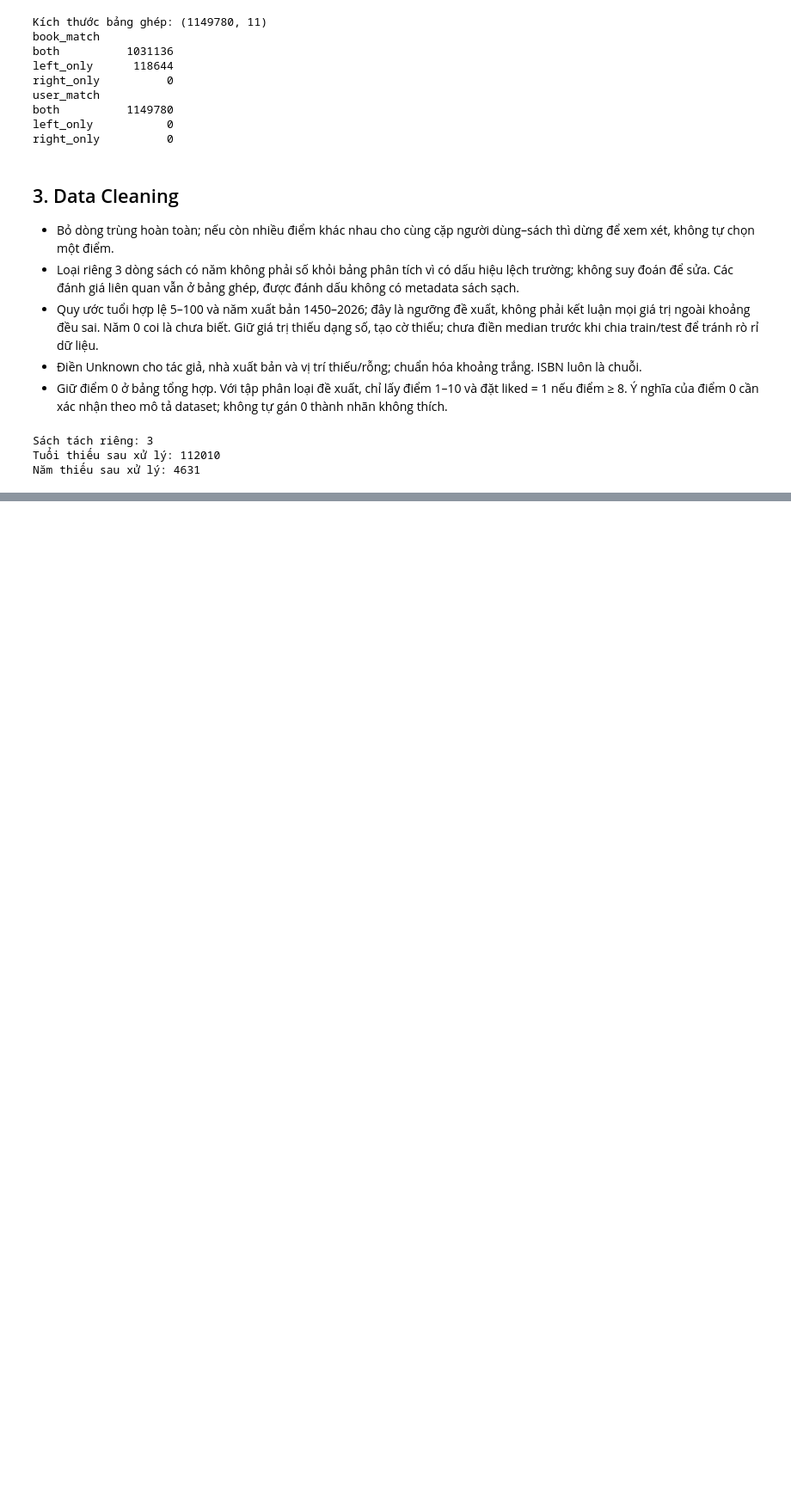
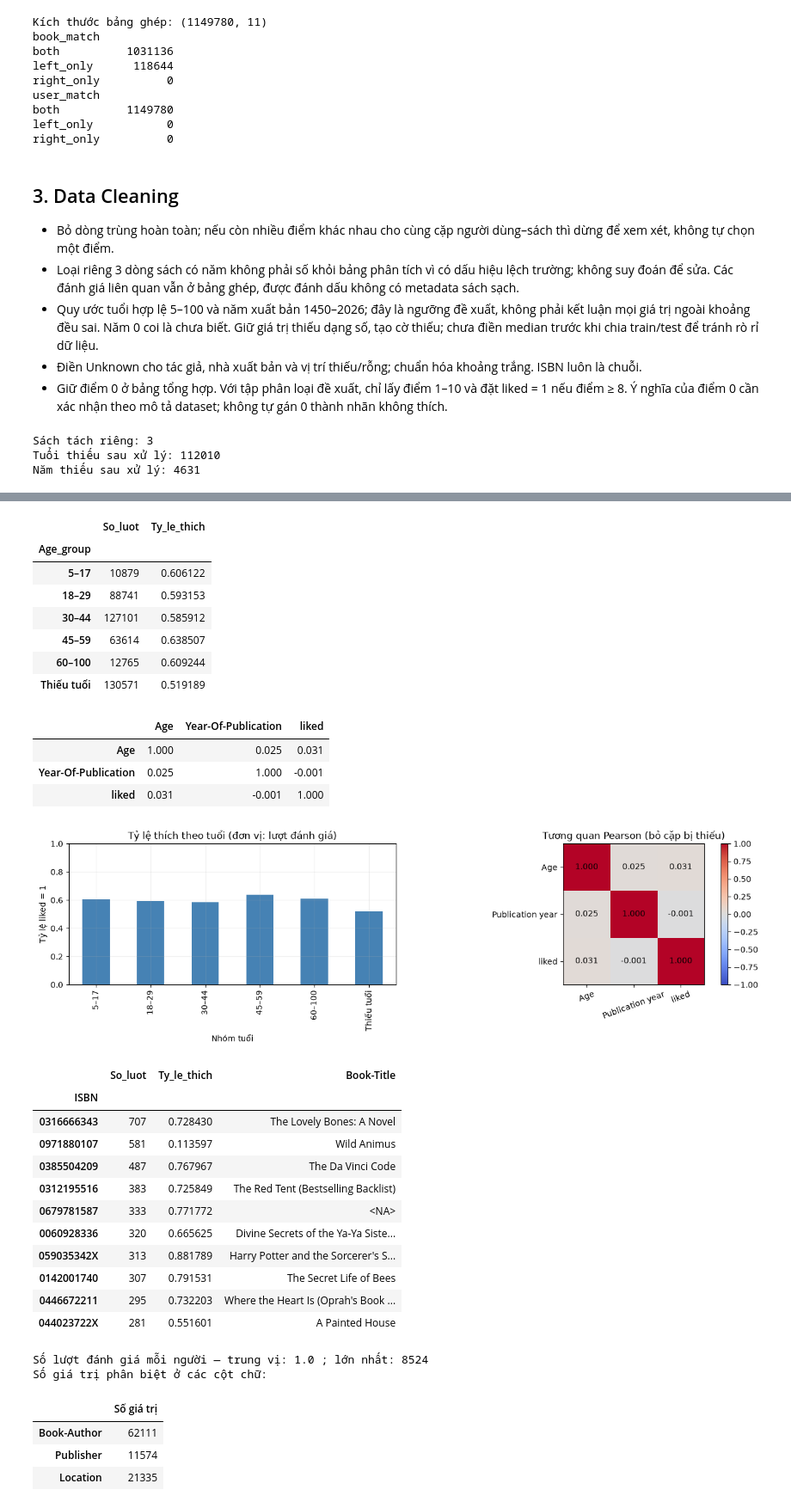
Before and after one commit to Bluenip/Data_analyst_python_midterm_project, a Jupyter notebook: mid_term_code.ipynb, the cells around one changed output, grey strips where cells are left out. Shown at 86% size. Saved outputs shown, nothing was run; the diff lists cells and outputs as text; code cells hidden in the pictures; blank space fills up the shorter version.

```diff
--- a/mid_term_code.ipynb
+++ b/mid_term_code.ipynb
@@ -174,0 +341,71 @@ Các biến books_clean, users_clean, ratings_clean, data_clean và classificati
+# %%
+# Chia tuổi thành nhóm; giữ riêng người thiếu tuổi để không làm mất họ trong thống kê.
+age_group = pd.cut(classification_data["Age"].astype(float),
+                   bins=[5, 18, 30, 45, 60, 101], right=False,
+                   labels=["5–17", "18–29", "30–44", "45–59", "60–100"])
+age_group = age_group.astype("string").fillna("Thiếu tuổi")
+age_target = (classification_data.assign(Age_group=age_group)
+              .groupby("Age_group", observed=True)["liked"]
+              .agg(So_luot="size", Ty_le_thich="mean")
+              .reindex(["5–17", "18–29", "30–44", "45–59", "60–100", "Thiếu tuổi"]))
+display(age_target)
+
+# Chuyển dữ liệu nullable sang float để tính và vẽ tương quan số.
+corr = classification_data[["Age", "Year-Of-Publication", "liked"]].astype(float).corr()
+display(corr.round(3))
+fig, axes = plt.subplots(1, 2, figsize=(13, 4))
+age_target["Ty_le_thich"].plot.bar(ax=axes[0], color="steelblue")
+axes[0].set(title="Tỷ lệ thích theo tuổi (đơn vị: lượt đánh giá)", xlabel="Nhóm tuổi", ylabel="Tỷ lệ liked = 1", ylim=(0, 1))
+image = axes[1].imshow(corr, vmin=-1, vmax=1, cmap="coolwarm")
+names = ["Age", "Publication year", "liked"]
+axes[1].set_xticks(range(3), names, rotation=20)
+axes[1].set_yticks(range(3), names)
+axes[1].set_title("Tương quan Pearson (bỏ cặp bị thiếu)")
+axes[1].grid(False)
+for row in range(3):
+    for col in range(3):
+        axes[1].text(col, row, f"{corr.iloc[row, col]:.3f}", ha="center", va="center")
+fig.colorbar(image, ax=axes[1])
+finish_figure("03_age_target_and_correlation.png")
+
+# Tìm các sách được đánh giá nhiều, không đồng nhất mức phổ biến với mức được yêu thích.
+top_books = (classification_data.groupby("ISBN")
+             .agg(So_luot=("liked", "size"), Ty_le_thich=("liked", "mean")))
+top_books = top_books.join(books_clean.set_index("ISBN")[["Book-Title"]]).nlargest(10, "So_luot")
+display(top_books)
+user_activity = classification_data.groupby("User-ID").size()
+print("Số lượt đánh giá mỗi người — trung vị:", user_activity.median(), "; lớn nhất:", user_activity.max())
+print("Số giá trị phân biệt ở các cột chữ:")
+display(classification_data[["Book-Author", "Publisher", "Location"]].nunique().rename("Số giá trị").to_frame())
+# %% [output]
+|  | So_luot | Ty_le_thich |
+| Age_group |  |  |
+| 5–17 | 10879 | 0.606122 |
+| 18–29 | 88741 | 0.593153 |
+| 30–44 | 127101 | 0.585912 |
+| 45–59 | 63614 | 0.638507 |
+| 60–100 | 12765 | 0.609244 |
+| Thiếu tuổi | 130571 | 0.519189 |
+|  | Age | Year-Of-Publication | liked |
+| Age | 1.000 | 0.025 | 0.031 |
+| Year-Of-Publication | 0.025 | 1.000 | -0.001 |
+| liked | 0.031 | -0.001 | 1.000 |
+[figure, added]
+|  | So_luot | Ty_le_thich | Book-Title |
+| ISBN |  |  |  |
+| 0316666343 | 707 | 0.728430 | The Lovely Bones: A Novel |
+| 0971880107 | 581 | 0.113597 | Wild Animus |
+| 0385504209 | 487 | 0.767967 | The Da Vinci Code |
+| 0312195516 | 383 | 0.725849 | The Red Tent (Bestselling Backlist) |
+| 0679781587 | 333 | 0.771772 | <NA> |
+| 0060928336 | 320 | 0.665625 | Divine Secrets of the Ya-Ya Siste... |
+| 059035342X | 313 | 0.881789 | Harry Potter and the Sorcerer's S... |
+| 0142001740 | 307 | 0.791531 | The Secret Life of Bees |
+| 0446672211 | 295 | 0.732203 | Where the Heart Is (Oprah's Book ... |
+| 044023722X | 281 | 0.551601 | A Painted House |
+Số lượt đánh giá mỗi người — trung vị: 1.0 ; lớn nhất: 8524
+Số giá trị phân biệt ở các cột chữ:
+|  | Số giá trị |
+| Book-Author | 62111 |
+| Publisher | 11574 |
+| Location | 21335 |
```
Also changed, not shown: parts of 25 cells of this notebook, 13 other files.
